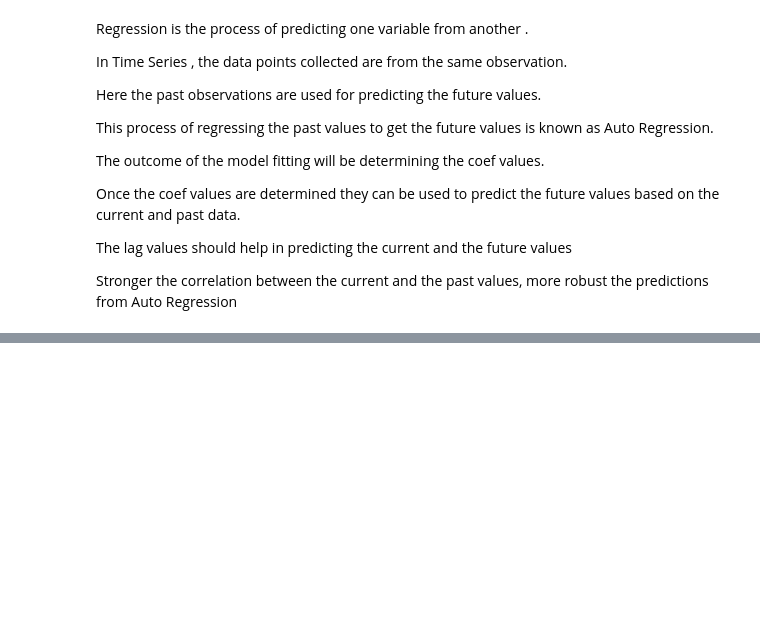
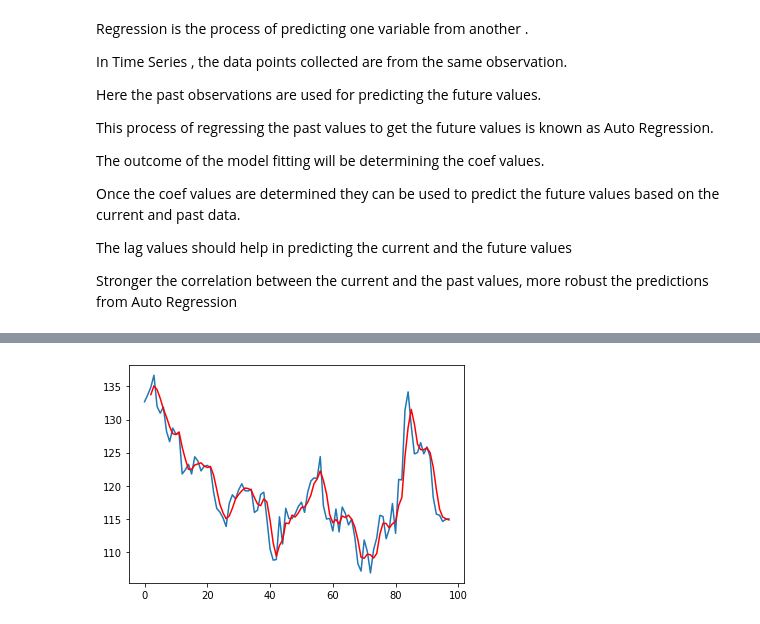
Before and after one commit to vvtrip/ml_manifestations, a Jupyter notebook: 14_time_series/time_series_advanced.ipynb, the cells around one changed output, grey strips where cells are left out. Cells and saved outputs as stored; diff of their text form; code cells hidden in the pictures; blank space fills up the shorter version.

```diff
--- a/14_time_series/time_series_advanced.ipynb
+++ b/14_time_series/time_series_advanced.ipynb
@@ -130,0 +255,9 @@ Stronger the correlation between the current and the past values, more robust th
+# %%
+from pandas import Series
+seriesData = Series(df['Close*'].values)
+rolling = seriesData.rolling(window=3)
+rolling_mean = rolling.mean()
+rolling_mean.head(10)
+
+# In the above code , we are keeping the window size of 3 and moving across the time series to calculate the arithmetic mean.
+# Results below. The first two observations are Nan.
@@ -130,0 +276,13 @@ Stronger the correlation between the current and the past values, more robust th
+# %%
+pd.to_numeric(seriesData.head(98)).plot()
+
+rolling_mean.head(100).plot(color='red')
+
+plt.show()
+
+
+# The Actual data is in Blue and the rolling mean is in Red .
+
+# The data is smoother now
+# %% [output]
+[figure, added]
```
Also changed, not shown: parts of 16 cells of this notebook.
